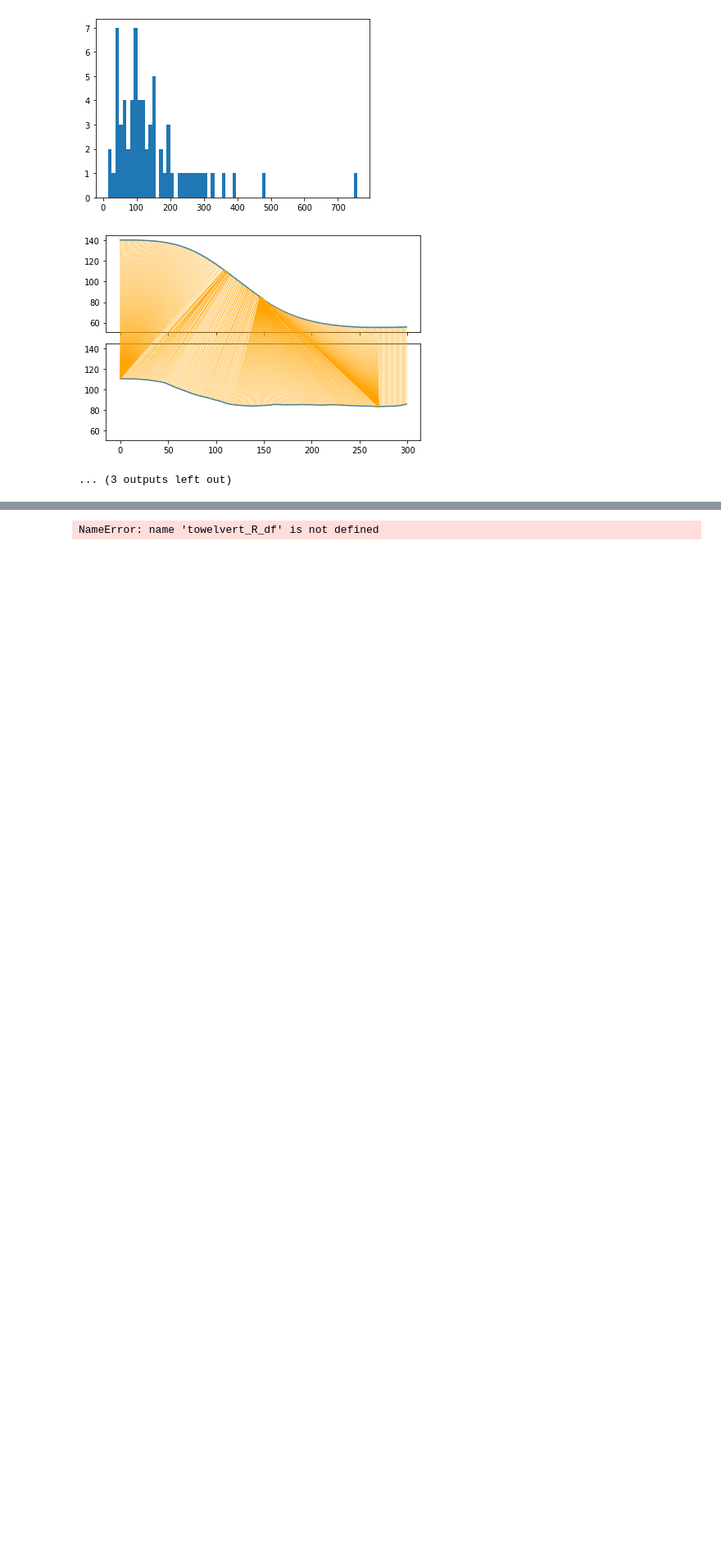
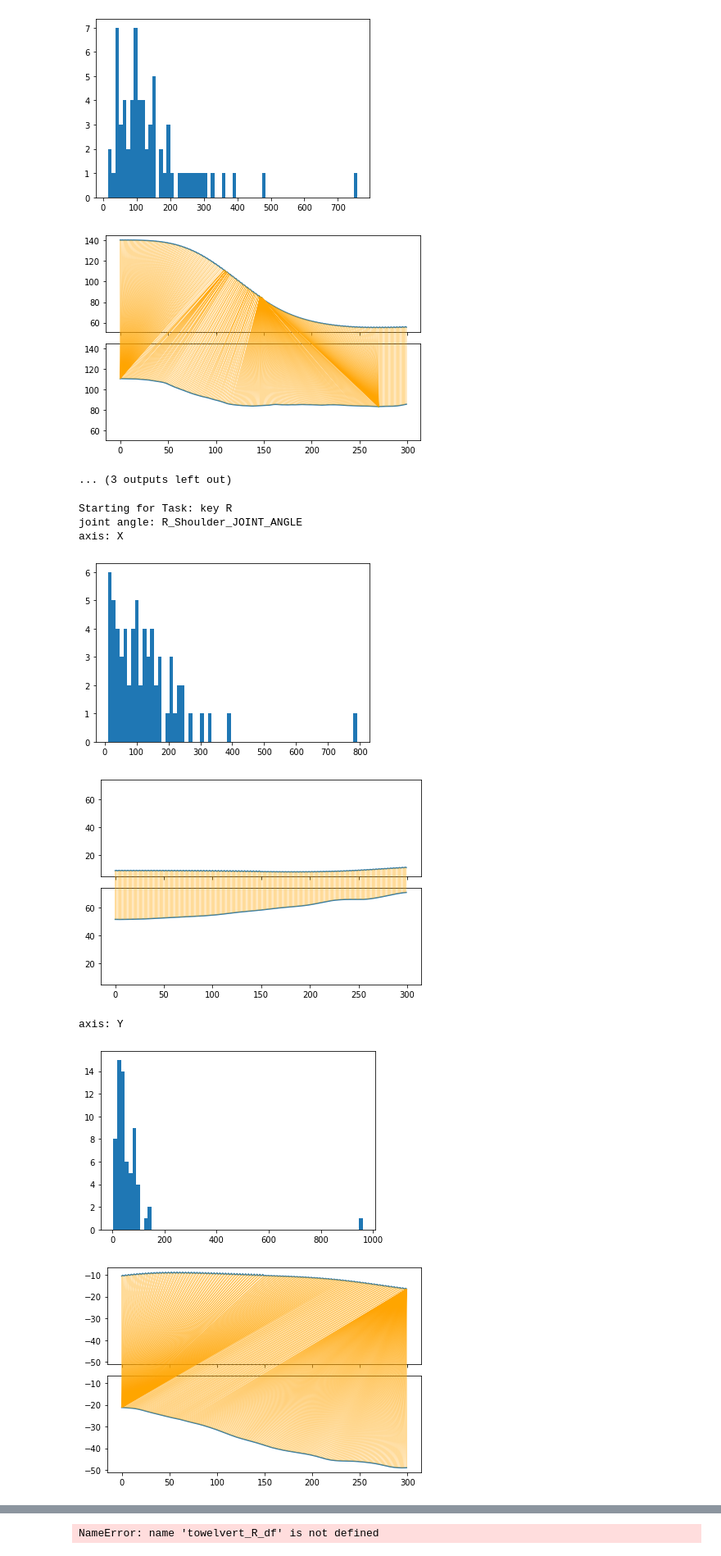
Before and after one commit to anna-choo/BCI, a Jupyter notebook: main.ipynb, the cells around one changed output, grey strips where cells are left out. Shown at 82% size. Cells and saved outputs as stored; diff of their text form; code cells hidden in the pictures; blank space fills up the shorter version.

Commit message:
BCI002_PRE results

```diff
--- a/main.ipynb
+++ b/main.ipynb
@@ -514,3 +514,20 @@ axis: Z
 [figure]
 [figure]
 ... (3 outputs left out)
+# %%
+
+
+
+normative_key_back_R = pd.read_csv(r"Z:\DataCollection\BCISoftRoboticsGloveIntervention\Stroke\Miscellaneous\BCI002\Normative\1. EXPORTS\key\RightJA_3Turn_Return.txt", sep = '\t')
+stroke_key_back_R = pd.read_csv(r"Z:\DataCollection\BCISoftRoboticsGloveIntervention\Stroke\Miscellaneous\BCI002\PATIENT_EXPORT\RightJA_3Turn_Return.txt", sep = '\t')
+
+key_back_R_df, result_key_back_R, norm_dist_key_back_R = main(normative_key_back_R, stroke_key_back_R, KEY, analyse_dict_R, ROM_dict, data_point, 'key R')
+# %% [output]
+Starting for Task: key R
+joint angle: R_Shoulder_JOINT_ANGLE
+axis: X
+[figure, added]
+[figure, added]
+axis: Y
+[figure, added]
+[figure, added]
```
Also changed, not shown: parts of 13 cells of this notebook.
